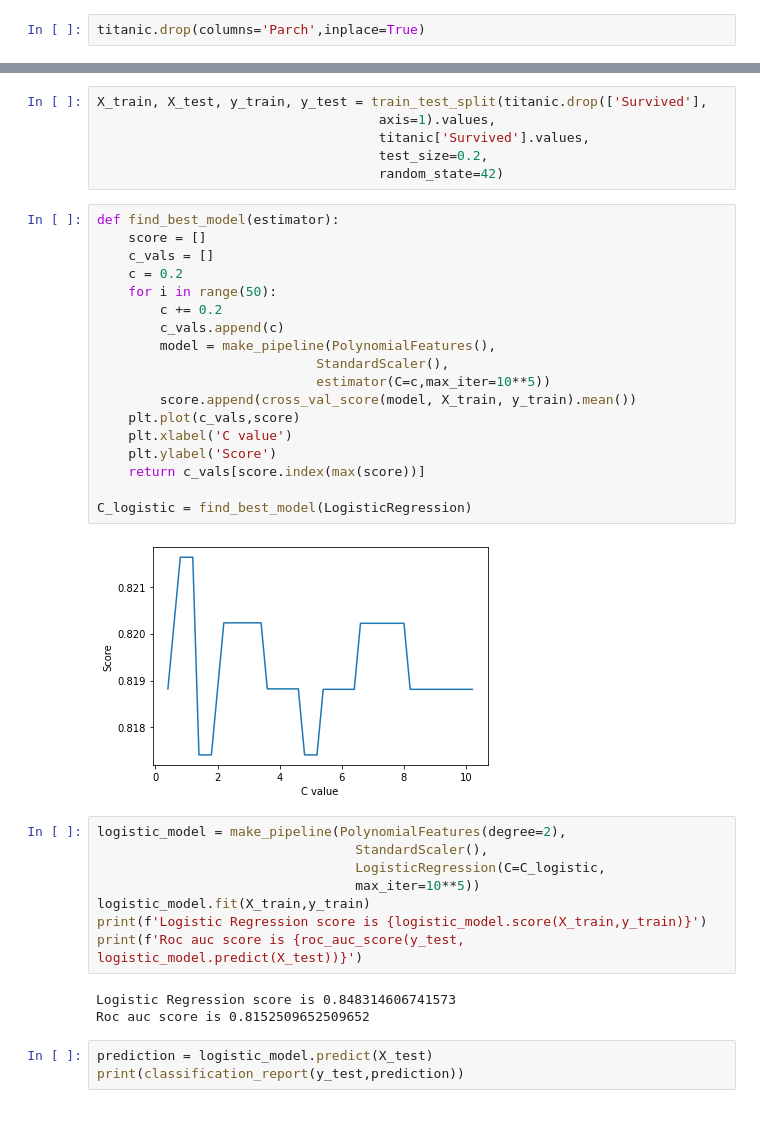
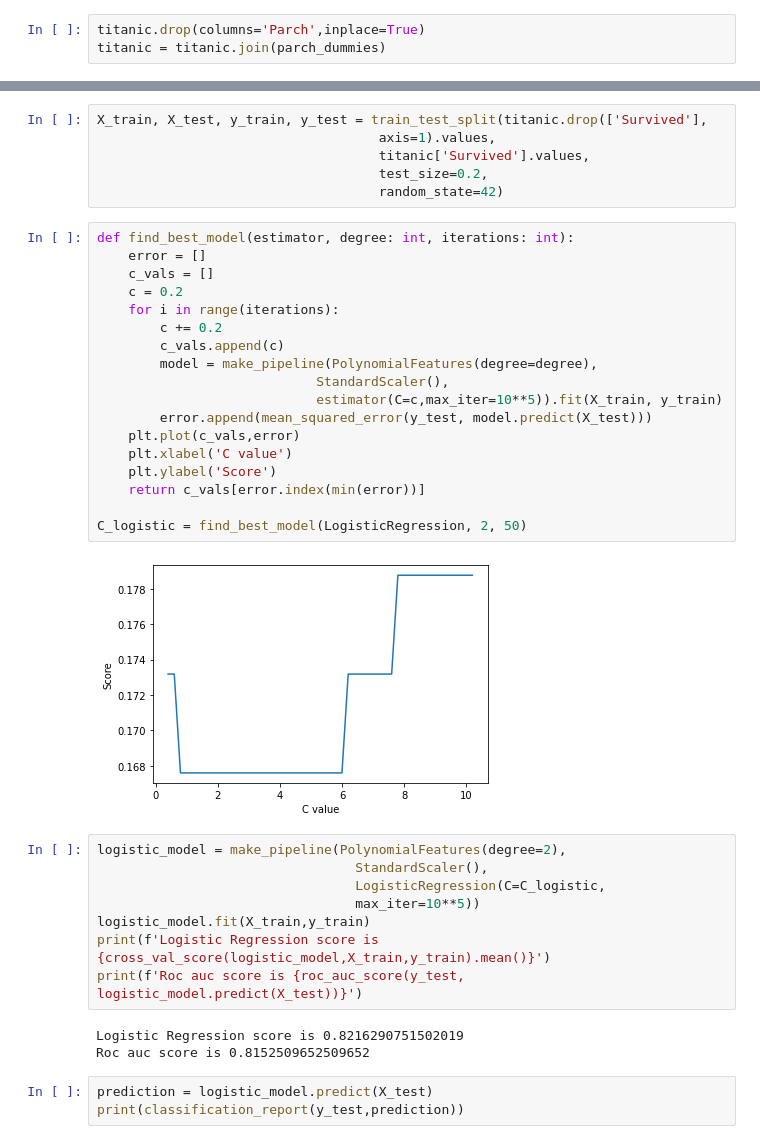
Before and after one commit to bartoszpiechnik25/DataScience, a Jupyter notebook: Titanic.ipynb, the cells around one changed output, grey strips where cells are left out. Cells and saved outputs as stored; diff of their text form.

```diff
--- a/Titanic.ipynb
+++ b/Titanic.ipynb
@@ -197,5 +192,6 @@ parch_dummies.head()
 # %%
 titanic.drop(columns='Parch',inplace=True)
+titanic = titanic.join(parch_dummies)
 # %% [markdown]
 ### Creating Logistic Regression model
 # %%
@@ -241,35 +236,35 @@ X_train, X_test, y_train, y_test = train_test_split(titanic.drop(['Survived'],
                                     test_size=0.2,
                                     random_state=42)
 # %%
-def find_best_model(estimator):
-    score = []
+def find_best_model(estimator, degree: int, iterations: int):
+    error = []
     c_vals = []
     c = 0.2
-    for i in range(50):
+    for i in range(iterations):
         c += 0.2
         c_vals.append(c)
-        model = make_pipeline(PolynomialFeatures(),
+        model = make_pipeline(PolynomialFeatures(degree=degree),
                             StandardScaler(),
-                            estimator(C=c,max_iter=10**5))
-        score.append(cross_val_score(model, X_train, y_train).mean())
-    plt.plot(c_vals,score)
+                            estimator(C=c,max_iter=10**5)).fit(X_train, y_train)
+        error.append(mean_squared_error(y_test, model.predict(X_test)))
+    plt.plot(c_vals,error)
     plt.xlabel('C value')
     plt.ylabel('Score')
-    return c_vals[score.index(max(score))]
+    return c_vals[error.index(min(error))]
 
-C_logistic = find_best_model(LogisticRegression)
+C_logistic = find_best_model(LogisticRegression, 2, 50)
 # %% [output]
-[figure, old version]
+[figure, new version]
 # %%
 logistic_model = make_pipeline(PolynomialFeatures(degree=2),
                                  StandardScaler(),
                                  LogisticRegression(C=C_logistic,
                                  max_iter=10**5))
 logistic_model.fit(X_train,y_train)
-print(f'Logistic Regression score is {logistic_model.score(X_train,y_train)}')
+print(f'Logistic Regression score is {cross_val_score(logistic_model,X_train,y_train).mean()}')
 print(f'Roc auc score is {roc_auc_score(y_test, logistic_model.predict(X_test))}')
 # %% [output]
-Logistic Regression score is 0.848314606741573
+Logistic Regression score is 0.8216290751502019
 Roc auc score is 0.8152509652509652
 # %%
 prediction = logistic_model.predict(X_test)
```
Also changed, not shown: parts of 21 cells of this notebook.
